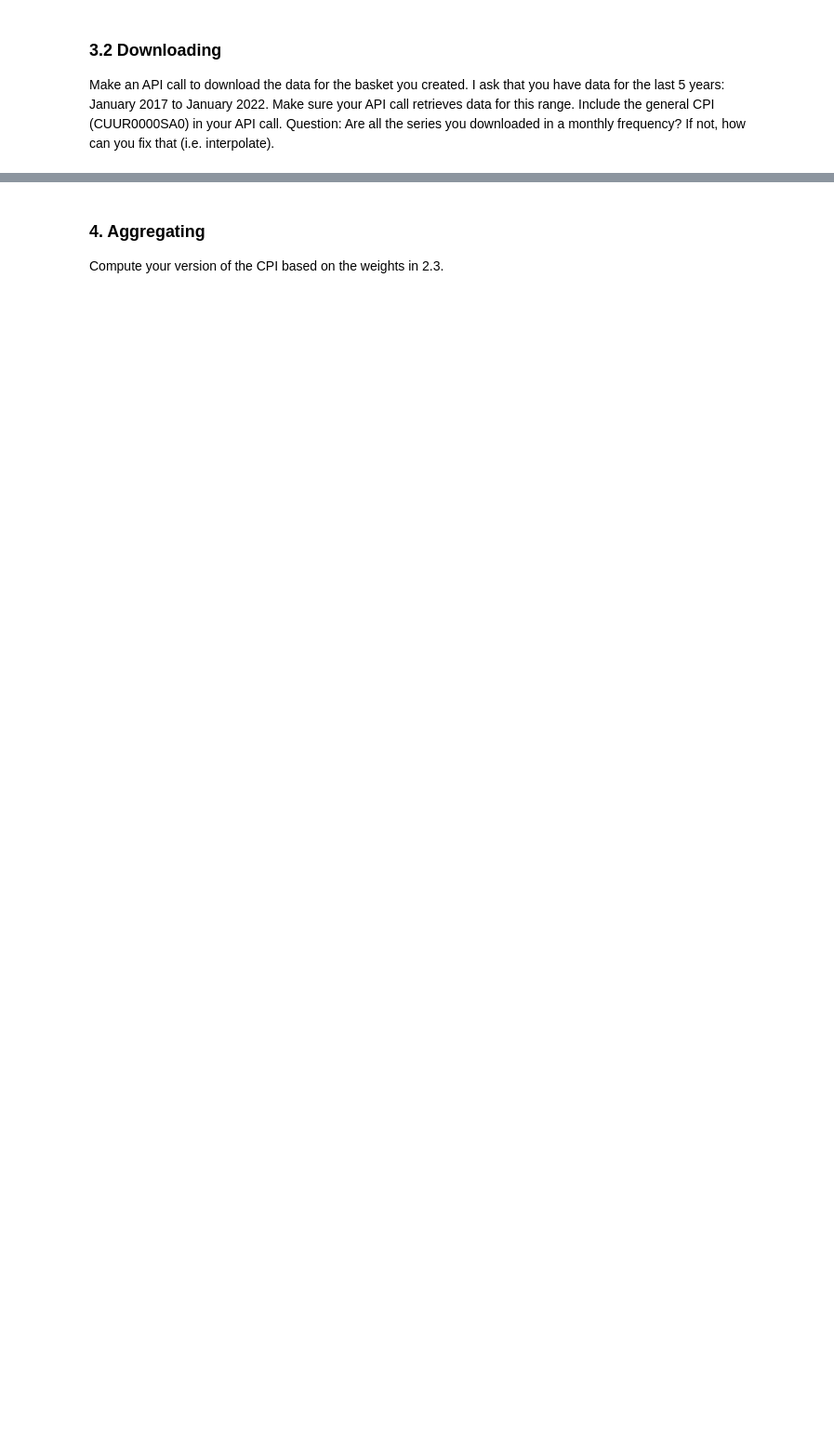
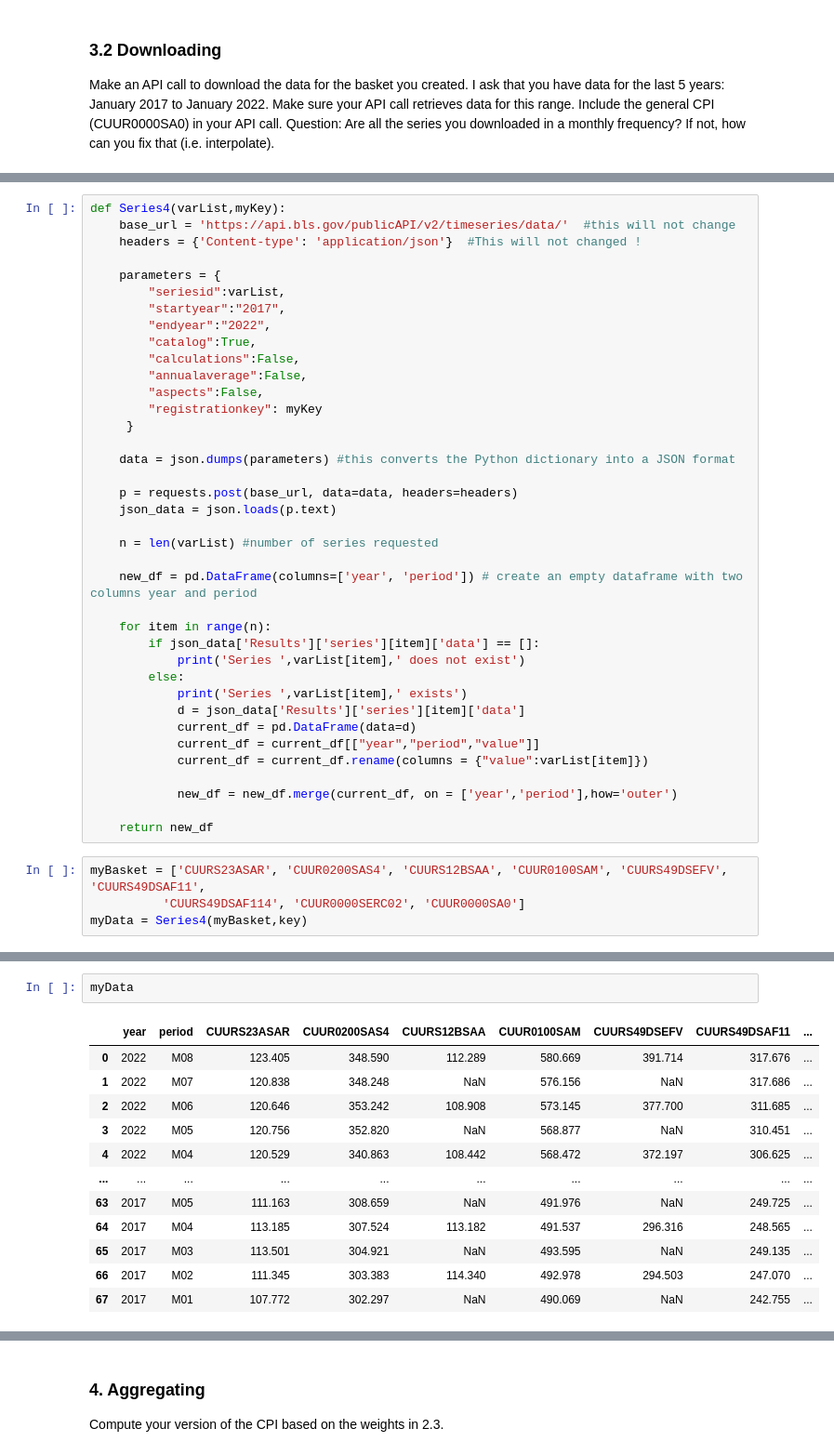
Before and after one commit to georgiawright1/econ-1923-project-1, a Jupyter notebook: Project 1.ipynb, the cells around one changed output, grey strips where cells are left out. Shown at 93% size. Saved outputs shown, nothing was run; the diff lists cells and outputs as text; blank space fills up the shorter version.

```diff
--- a/Project 1.ipynb
+++ b/Project 1.ipynb
@@ -189,0 +235,42 @@ Question: Are all the series you downloaded in a monthly frequency? If not, how
+# %%
+def Series4(varList,myKey):
+    base_url = 'https://api.bls.gov/publicAPI/v2/timeseries/data/'  #this will not change
+    headers = {'Content-type': 'application/json'}  #This will not changed !
+
+    parameters = {
+        "seriesid":varList,
+        "startyear":"2017",
+        "endyear":"2022",
+        "catalog":True,
+        "calculations":False,
+        "annualaverage":False,
+        "aspects":False,
+        "registrationkey": myKey
+     }
+
+    data = json.dumps(parameters) #this converts the Python dictionary into a JSON format
+
+    p = requests.post(base_url, data=data, headers=headers)
+    json_data = json.loads(p.text)
+
+    n = len(varList) #number of series requested
+
+    new_df = pd.DataFrame(columns=['year', 'period']) # create an empty dataframe with two columns year and period
+
+    for item in range(n):
+        if json_data['Results']['series'][item]['data'] == []:
+            print('Series ',varList[item],' does not exist')
+        else:
+            print('Series ',varList[item],' exists')
+            d = json_data['Results']['series'][item]['data']
+            current_df = pd.DataFrame(data=d)
+            current_df = current_df[["year","period","value"]]
+            current_df = current_df.rename(columns = {"value":varList[item]})
+
+            new_df = new_df.merge(current_df, on = ['year','period'],how='outer')
+
+    return new_df
+# %%
+myBasket = ['CUURS23ASAR', 'CUUR0200SAS4', 'CUURS12BSAA', 'CUUR0100SAM', 'CUURS49DSEFV', 'CUURS49DSAF11',
+          'CUURS49DSAF114', 'CUUR0000SERC02', 'CUUR0000SA0']
+myData = Series4(myBasket,key)
@@ -189,0 +287,15 @@ Question: Are all the series you downloaded in a monthly frequency? If not, how
+# %%
+myData
+# %% [output]
+|  | year | period | CUURS23ASAR | CUUR0200SAS4 | CUURS12BSAA | CUUR0100SAM | CUURS49DSEFV | CUURS49DSAF11 | ... |
+| 0 | 2022 | M08 | 123.405 | 348.590 | 112.289 | 580.669 | 391.714 | 317.676 | ... |
+| 1 | 2022 | M07 | 120.838 | 348.248 | NaN | 576.156 | NaN | 317.686 | ... |
+| 2 | 2022 | M06 | 120.646 | 353.242 | 108.908 | 573.145 | 377.700 | 311.685 | ... |
+| 3 | 2022 | M05 | 120.756 | 352.820 | NaN | 568.877 | NaN | 310.451 | ... |
+| 4 | 2022 | M04 | 120.529 | 340.863 | 108.442 | 568.472 | 372.197 | 306.625 | ... |
+| ... | ... | ... | ... | ... | ... | ... | ... | ... | ... |
+| 63 | 2017 | M05 | 111.163 | 308.659 | NaN | 491.976 | NaN | 249.725 | ... |
+| 64 | 2017 | M04 | 113.185 | 307.524 | 113.182 | 491.537 | 296.316 | 248.565 | ... |
+| 65 | 2017 | M03 | 113.501 | 304.921 | NaN | 493.595 | NaN | 249.135 | ... |
+| 66 | 2017 | M02 | 111.345 | 303.383 | 114.340 | 492.978 | 294.503 | 247.070 | ... |
+| 67 | 2017 | M01 | 107.772 | 302.297 | NaN | 490.069 | NaN | 242.755 | ... |
```
Also changed, not shown: parts of 11 cells of this notebook.
